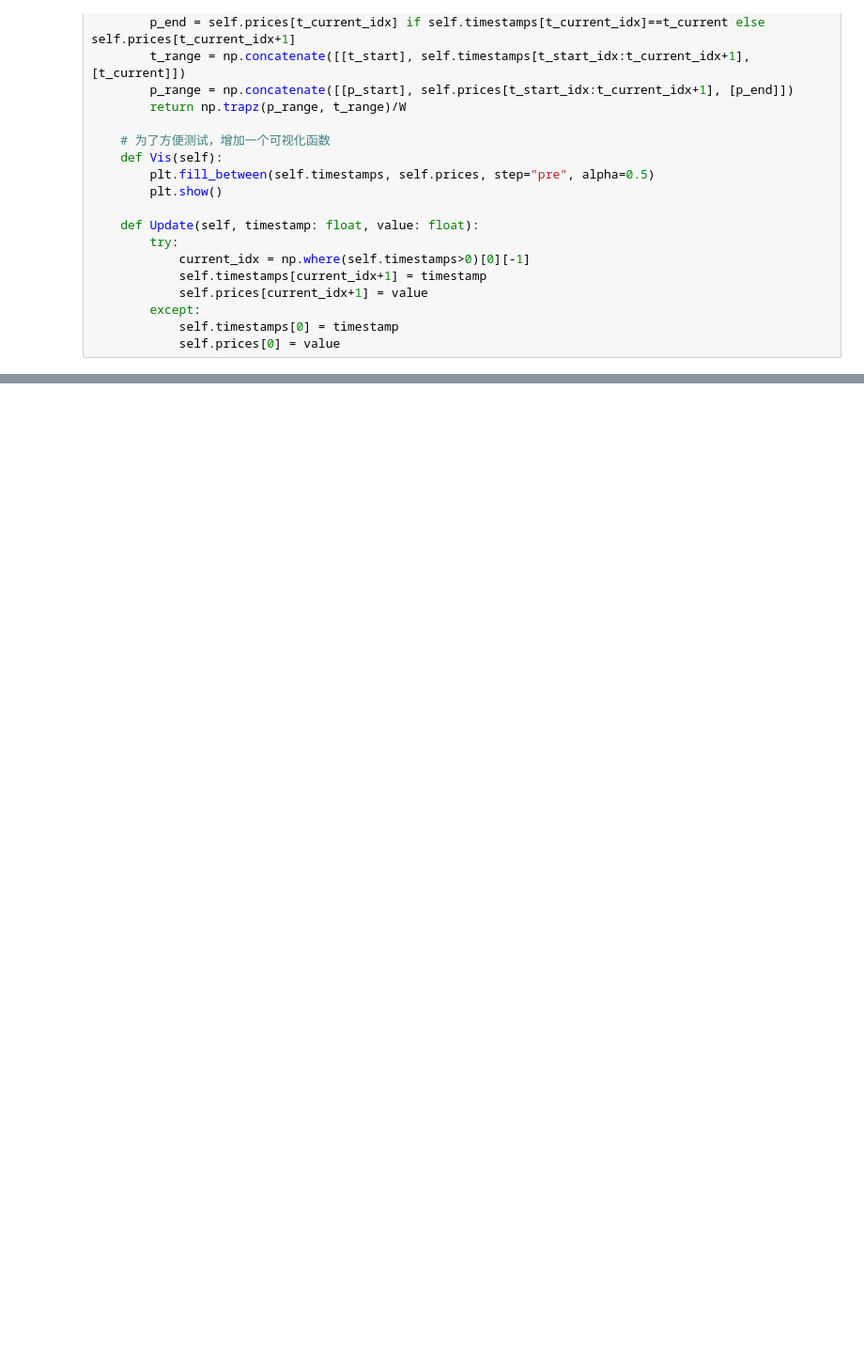
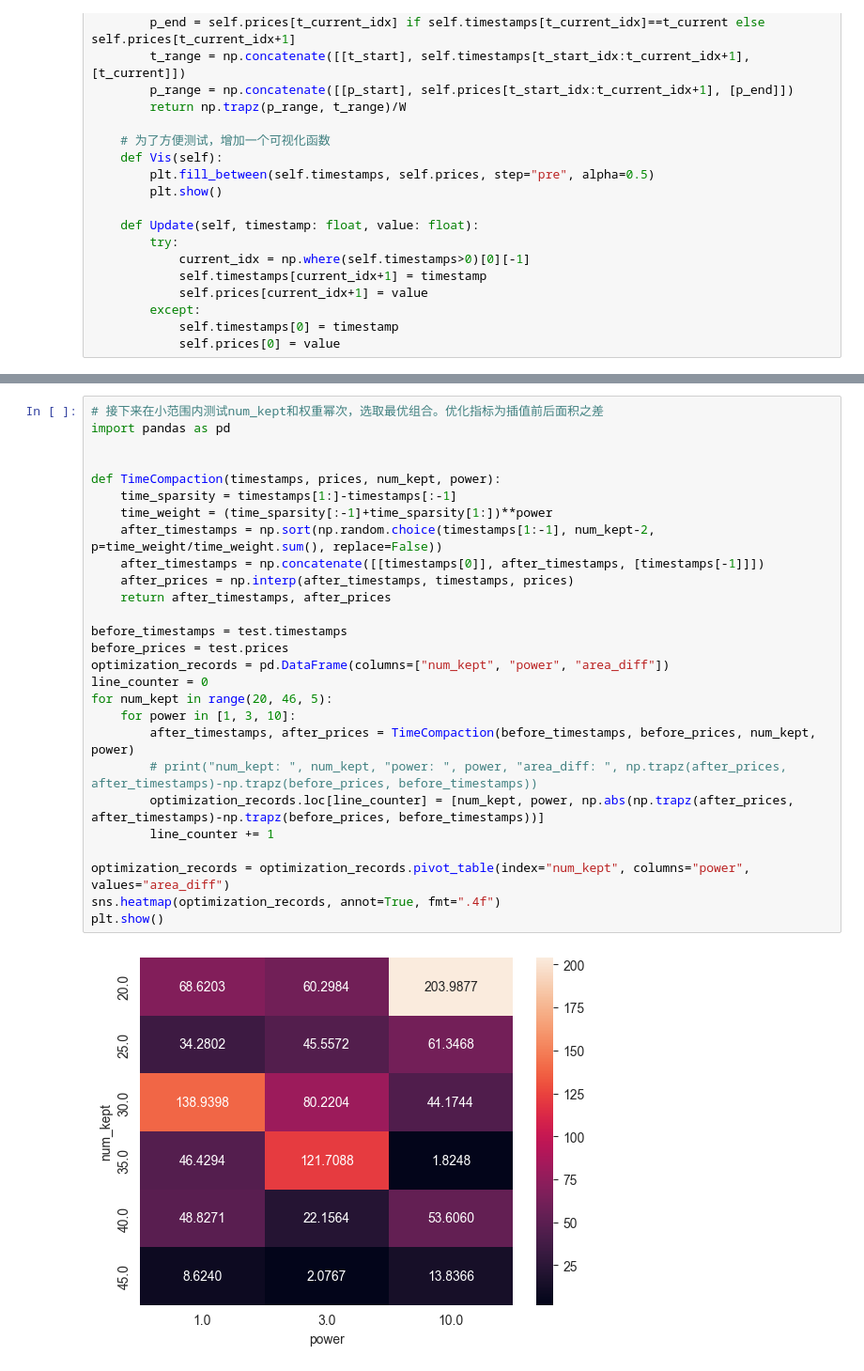
Before and after one commit to X-Bruce-Y/Quant-MovingAverage, a Jupyter notebook: MovingAverage.ipynb, the cells around one changed output, grey strips where cells are left out. Shown at 94% size. Drawn from its saved outputs; the diff is of its cells as text; blank space fills up the shorter version.

```diff
--- a/MovingAverage.ipynb
+++ b/MovingAverage.ipynb
@@ -190,0 +154,29 @@ plt.fill_between(after_timestamps, after_prices, step="pre", alpha=0.5,color="r"
+# %%
+# 接下来在小范围内测试num_kept和权重幂次，选取最优组合。优化指标为插值前后面积之差
+import pandas as pd
+
+
+def TimeCompaction(timestamps, prices, num_kept, power):
+    time_sparsity = timestamps[1:]-timestamps[:-1]
+    time_weight = (time_sparsity[:-1]+time_sparsity[1:])**power
+    after_timestamps = np.sort(np.random.choice(timestamps[1:-1], num_kept-2, p=time_weight/time_weight.sum(), replace=False))
+    after_timestamps = np.concatenate([[timestamps[0]], after_timestamps, [timestamps[-1]]])
+    after_prices = np.interp(after_timestamps, timestamps, prices)
+    return after_timestamps, after_prices
+
+before_timestamps = test.timestamps
+before_prices = test.prices
+optimization_records = pd.DataFrame(columns=["num_kept", "power", "area_diff"])
+line_counter = 0
+for num_kept in range(20, 46, 5):
+    for power in [1, 3, 10]:
+        after_timestamps, after_prices = TimeCompaction(before_timestamps, before_prices, num_kept, power)
+        # print("num_kept: ", num_kept, "power: ", power, "area_diff: ", np.trapz(after_prices, after_timestamps)-np.trapz(before_prices, before_timestamps))
+        optimization_records.loc[line_counter] = [num_kept, power, np.abs(np.trapz(after_prices, after_timestamps)-np.trapz(before_prices, before_timestamps))]
+        line_counter += 1
+
+optimization_records = optimization_records.pivot_table(index="num_kept", columns="power", values="area_diff")
+sns.heatmap(optimization_records, annot=True, fmt=".4f")
+plt.show()
+# %% [output]
+[figure, added]
```
Also changed, not shown: parts of 6 cells of this notebook.
